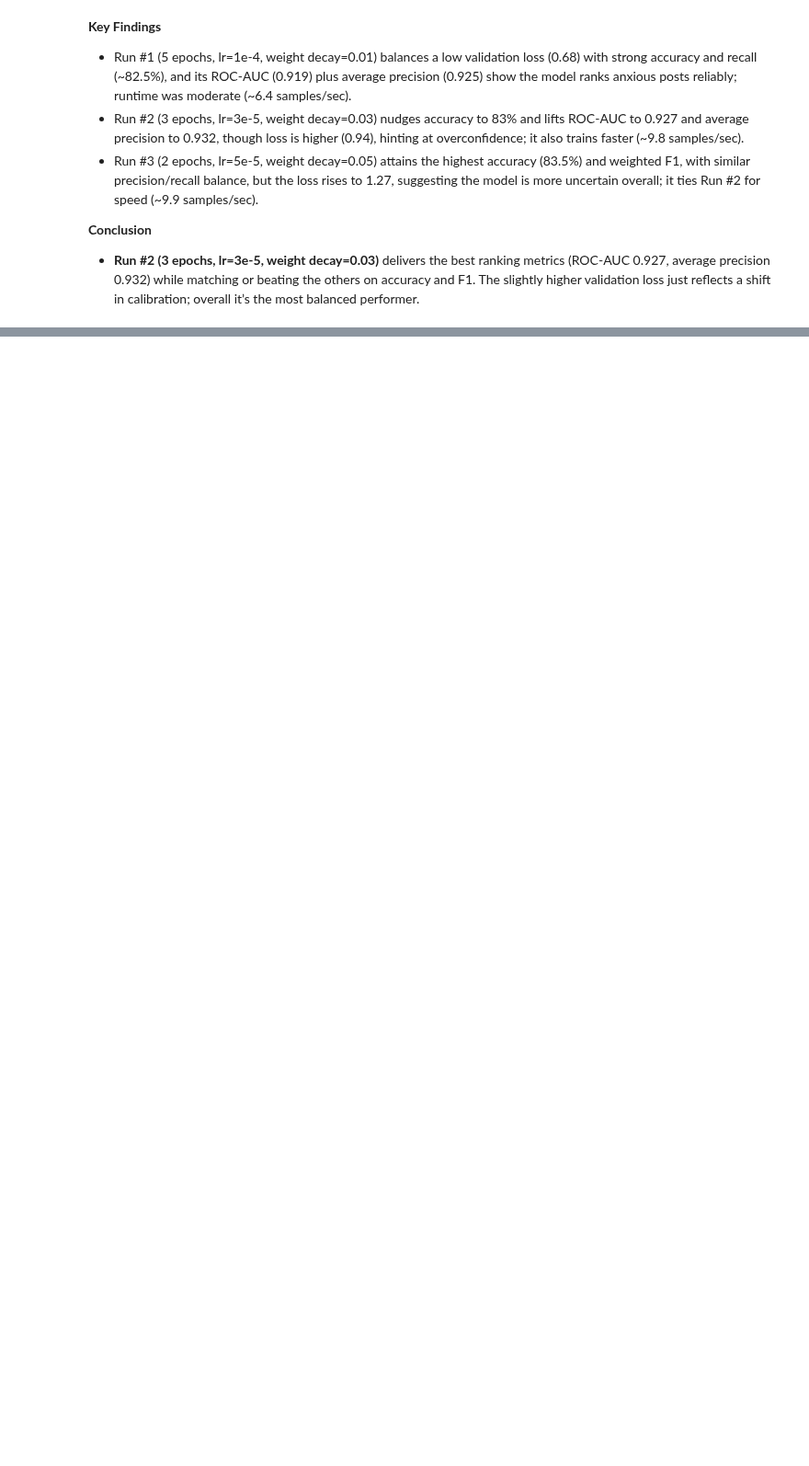
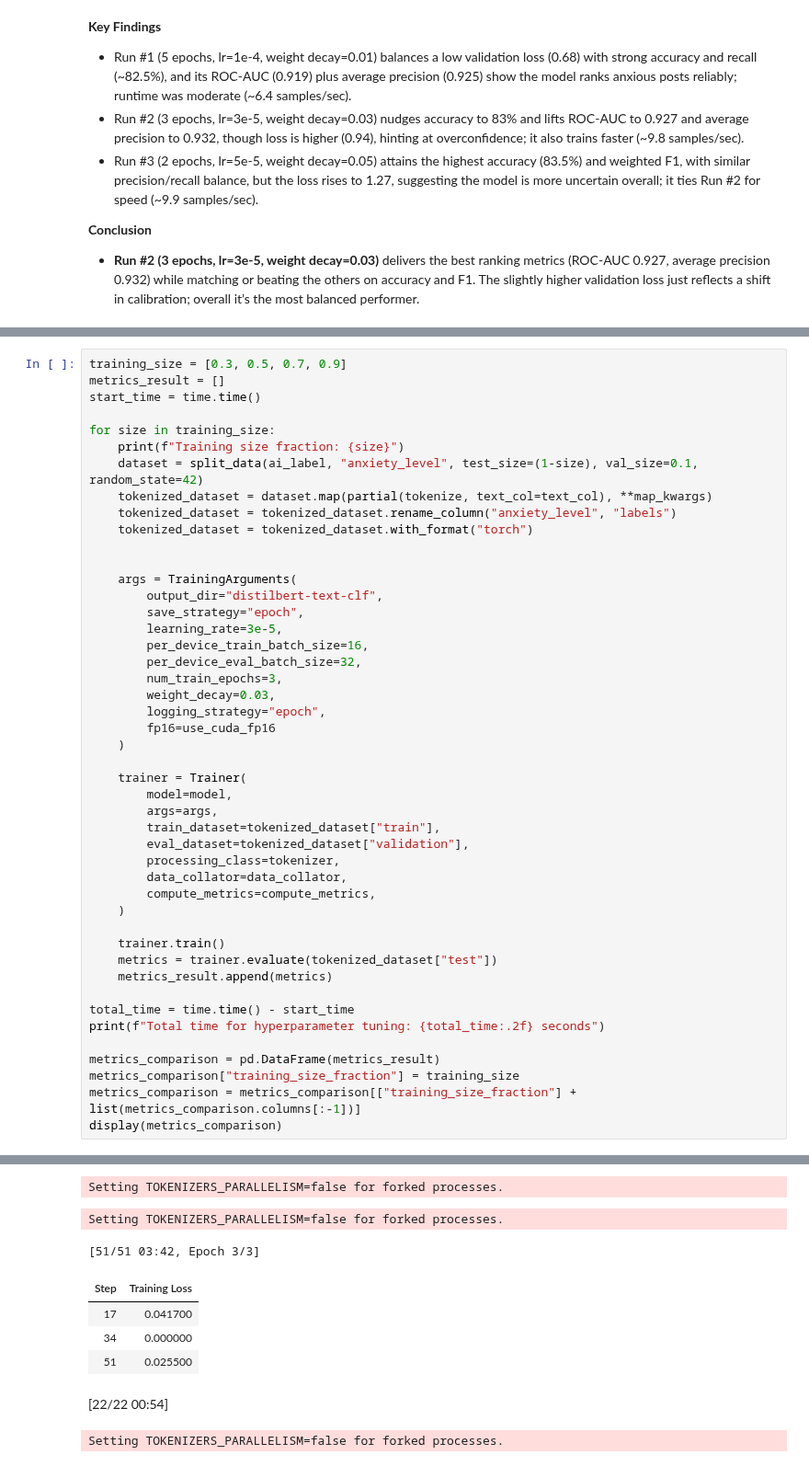
Before and after one commit to shutinghe3601/milestone2, a Jupyter notebook: notebooks/06_text_classification_byDistilBERT.ipynb, the cells around one changed output, grey strips where cells are left out. Shown at 92% size. Drawn from its saved outputs; the diff is of its cells as text; blank space fills up the shorter version.

```diff
--- a/notebooks/06_text_classification_byDistilBERT.ipynb
+++ b/notebooks/06_text_classification_byDistilBERT.ipynb
@@ -513,0 +678,47 @@ Total time for hyperparameter tuning: 3641.02 seconds
+# %%
+training_size = [0.3, 0.5, 0.7, 0.9]
+metrics_result = []
+start_time = time.time()
+
+for size in training_size:
+    print(f"Training size fraction: {size}")
+    dataset = split_data(ai_label, "anxiety_level", test_size=(1-size), val_size=0.1, random_state=42)
+    tokenized_dataset = dataset.map(partial(tokenize, text_col=text_col), **map_kwargs)
+    tokenized_dataset = tokenized_dataset.rename_column("anxiety_level", "labels")
+    tokenized_dataset = tokenized_dataset.with_format("torch")
+
+
+    args = TrainingArguments(
+        output_dir="distilbert-text-clf",
+        save_strategy="epoch",
+        learning_rate=3e-5,
+        per_device_train_batch_size=16,
+        per_device_eval_batch_size=32,
+        num_train_epochs=3,
+        weight_decay=0.03,
+        logging_strategy="epoch",
+        fp16=use_cuda_fp16
+    )
+
+    trainer = Trainer(
+        model=model,
+        args=args,
+        train_dataset=tokenized_dataset["train"],
+        eval_dataset=tokenized_dataset["validation"],
+        processing_class=tokenizer,
+        data_collator=data_collator,
+        compute_metrics=compute_metrics,
+    )
+
+    trainer.train()
+    metrics = trainer.evaluate(tokenized_dataset["test"])
+    metrics_result.append(metrics)
+
+total_time = time.time() - start_time
+print(f"Total time for hyperparameter tuning: {total_time:.2f} seconds")
+
+metrics_comparison = pd.DataFrame(metrics_result)
+metrics_comparison["training_size_fraction"] = training_size
+metrics_comparison = metrics_comparison[["training_size_fraction"] + list(metrics_comparison.columns[:-1])]
+display(metrics_comparison)
+# %% [output]
@@ -513,0 +727,9 @@ Total time for hyperparameter tuning: 3641.02 seconds
+Setting TOKENIZERS_PARALLELISM=false for forked processes.
+Setting TOKENIZERS_PARALLELISM=false for forked processes.
+[51/51 03:42, Epoch 3/3]
+| Step | Training Loss |
+| 17 | 0.041700 |
+| 34 | 0.000000 |
+| 51 | 0.025500 |
+[22/22 00:54]
+Setting TOKENIZERS_PARALLELISM=false for forked processes.
```
Also changed, not shown: parts of 16 cells of this notebook, 2 other files.
